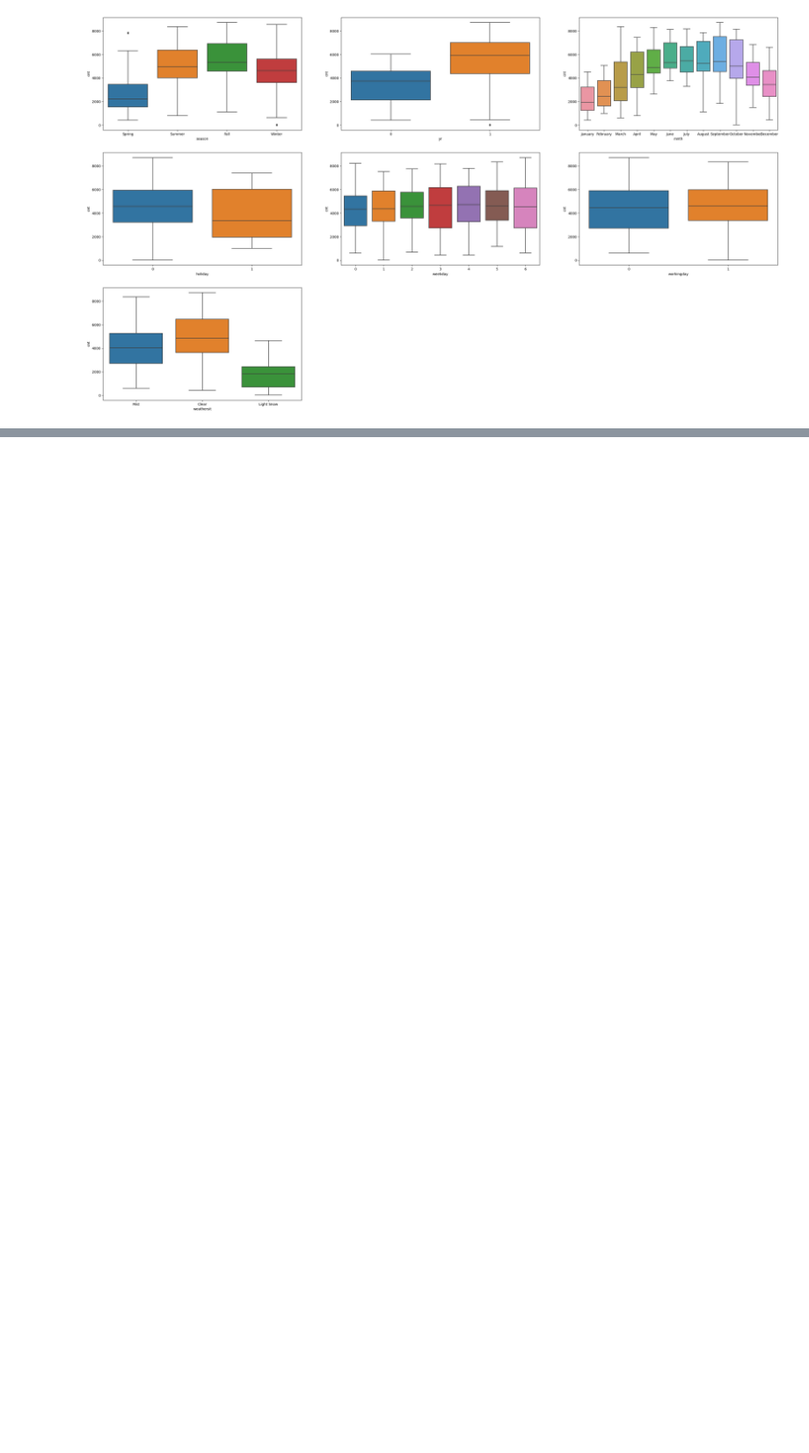
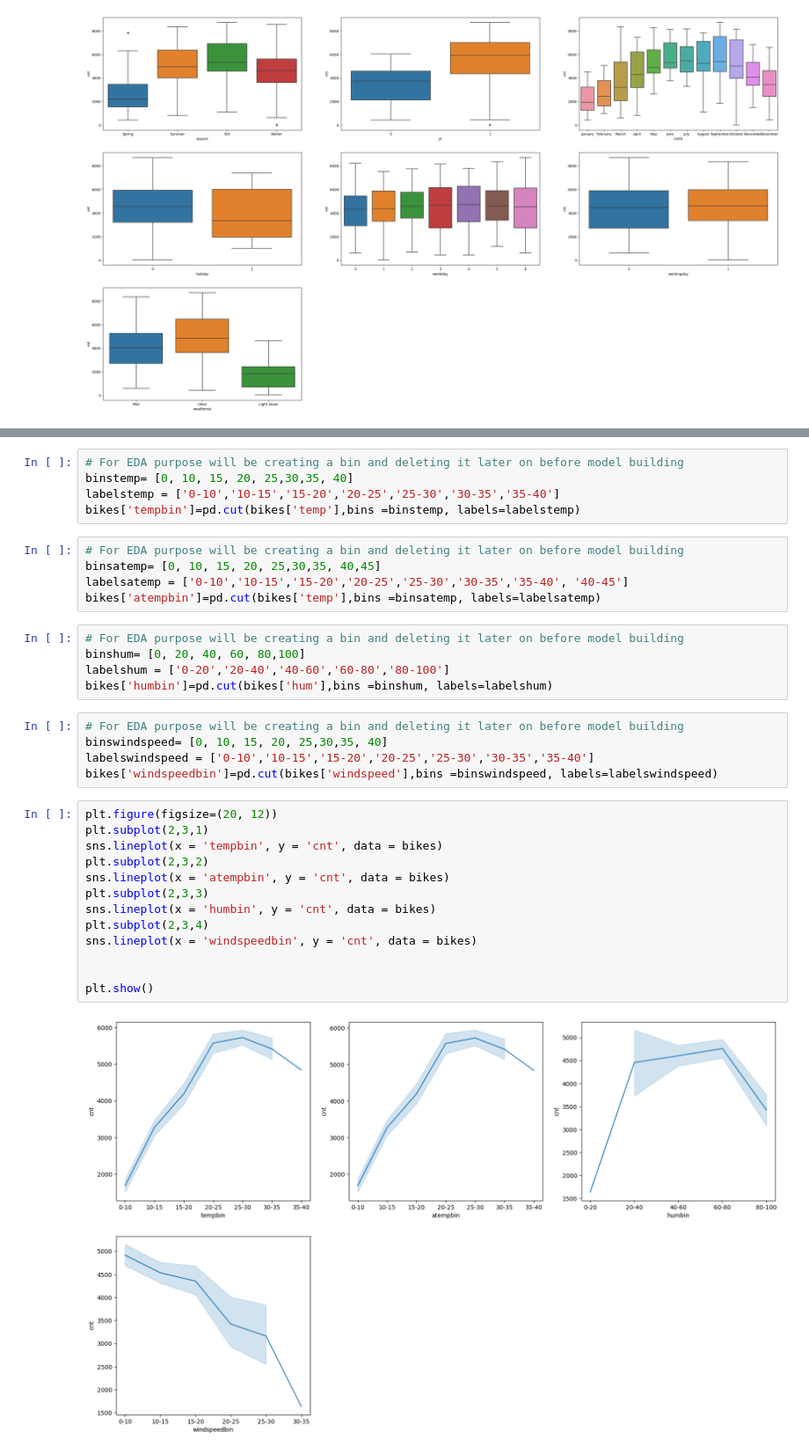
Before and after one commit to edwinttmm/Bike-Sharing-Case-Study, a Jupyter notebook: Untitled.ipynb, the cells around one changed output, grey strips where cells are left out. Shown at 88% size. Saved outputs shown, nothing was run; the diff lists cells and outputs as text; blank space fills up the shorter version.

```diff
--- a/Untitled.ipynb
+++ b/Untitled.ipynb
@@ -196,0 +194,35 @@ plt.show()
+# %%
+# For EDA purpose will be creating a bin and deleting it later on before model building
+binstemp= [0, 10, 15, 20, 25,30,35, 40]
+labelstemp = ['0-10','10-15','15-20','20-25','25-30','30-35','35-40']
+bikes['tempbin']=pd.cut(bikes['temp'],bins =binstemp, labels=labelstemp)
+# %%
+# For EDA purpose will be creating a bin and deleting it later on before model building
+binsatemp= [0, 10, 15, 20, 25,30,35, 40,45]
+labelsatemp = ['0-10','10-15','15-20','20-25','25-30','30-35','35-40', '40-45']
+bikes['atempbin']=pd.cut(bikes['temp'],bins =binsatemp, labels=labelsatemp)
+# %%
+# For EDA purpose will be creating a bin and deleting it later on before model building
+binshum= [0, 20, 40, 60, 80,100]
+labelshum = ['0-20','20-40','40-60','60-80','80-100']
+bikes['humbin']=pd.cut(bikes['hum'],bins =binshum, labels=labelshum)
+# %%
+# For EDA purpose will be creating a bin and deleting it later on before model building
+binswindspeed= [0, 10, 15, 20, 25,30,35, 40]
+labelswindspeed = ['0-10','10-15','15-20','20-25','25-30','30-35','35-40']
+bikes['windspeedbin']=pd.cut(bikes['windspeed'],bins =binswindspeed, labels=labelswindspeed)
+# %%
+plt.figure(figsize=(20, 12))
+plt.subplot(2,3,1)
+sns.lineplot(x = 'tempbin', y = 'cnt', data = bikes)
+plt.subplot(2,3,2)
+sns.lineplot(x = 'atempbin', y = 'cnt', data = bikes)
+plt.subplot(2,3,3)
+sns.lineplot(x = 'humbin', y = 'cnt', data = bikes)
+plt.subplot(2,3,4)
+sns.lineplot(x = 'windspeedbin', y = 'cnt', data = bikes)
+
+
+plt.show()
+# %% [output]
+[figure, added]
```
Also changed, not shown: parts of 16 cells of this notebook.
